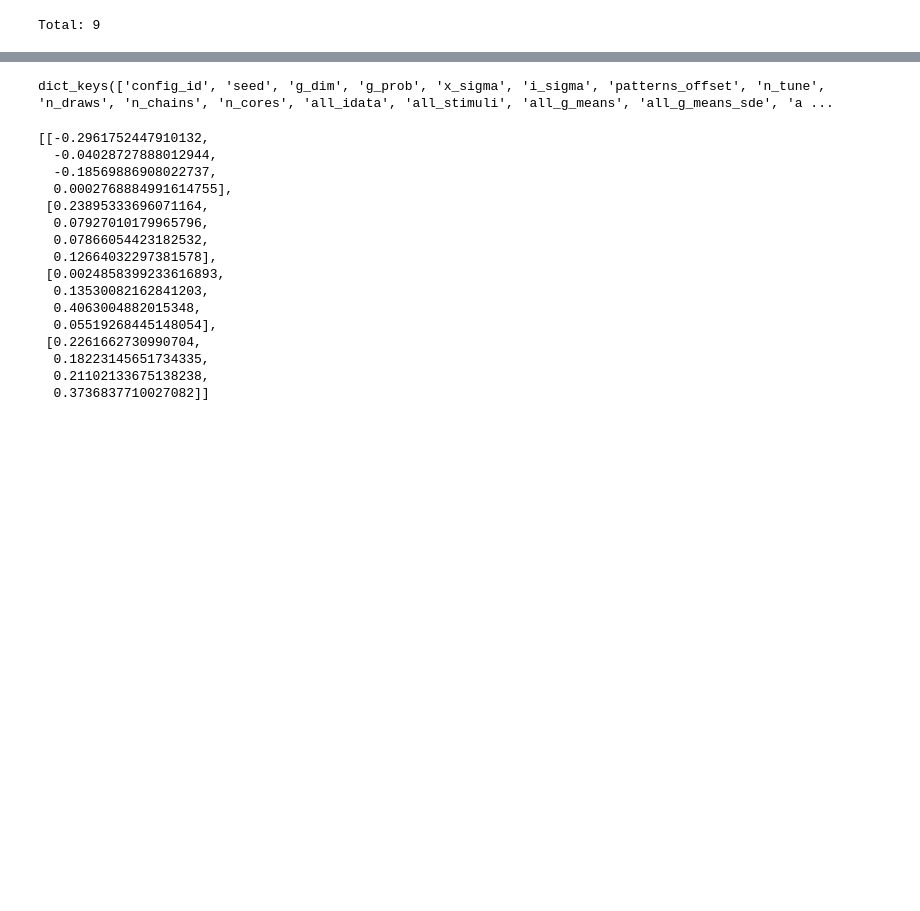
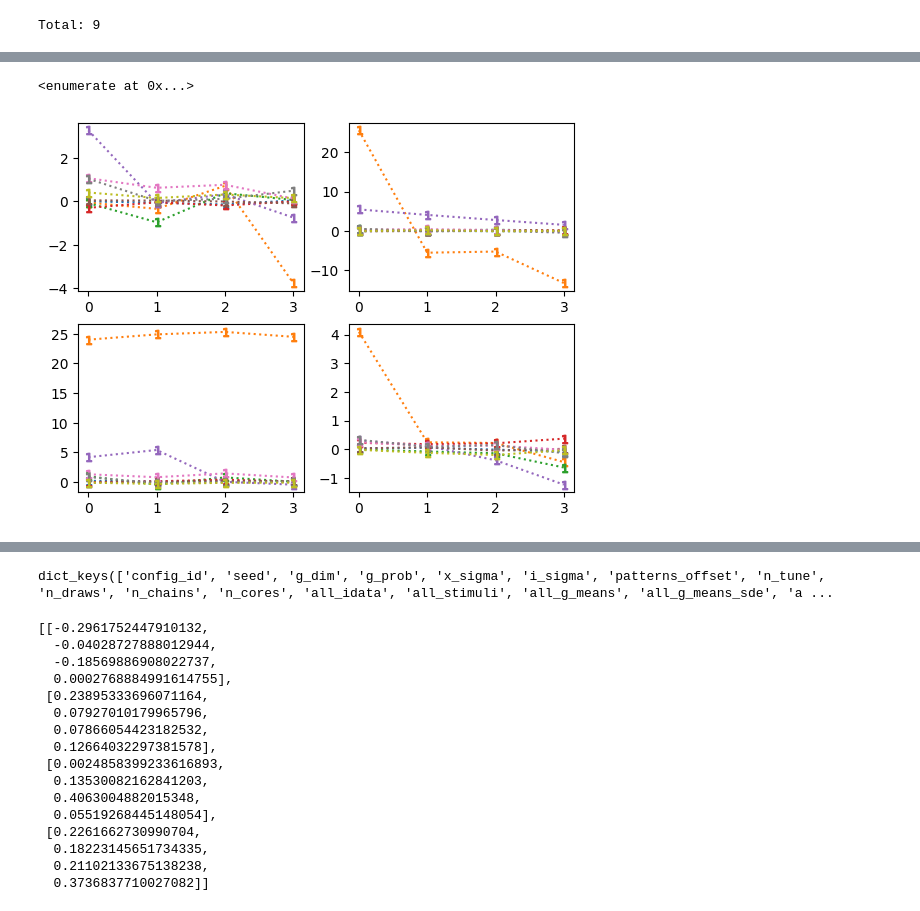
Before and after one commit to suhasshrinivasan/probabilistic-center-surround, a Jupyter notebook: experiments/dj_experiments/dj_experiment_analysis.ipynb, the cells around one changed output, grey strips where cells are left out. Saved outputs shown, nothing was run; the diff lists cells and outputs as text; code cells hidden in the pictures; blank space fills up the shorter version.

```diff
--- a/experiments/dj_experiments/dj_experiment_analysis.ipynb
+++ b/experiments/dj_experiments/dj_experiment_analysis.ipynb
@@ -22,3 +26,5 @@ result
 | e7b858219c6b3db53ac583905ae1b3b7 | 42 | 4 | 0.5 | 0.1 | ... |
 | ed4ae07802961b837a355ba3d54ff503 | 42 | 4 | 0.2 | 0.1 | ... |
 Total: 9
+# %%
+df = result.fetch(download_path="/tmp", as_dict=True)
@@ -24,0 +76,13 @@ Total: 9
+# %%
+enumerate(range(g_dim))
+# %% [output]
+<enumerate at 0x...>
+# %%
+fig, axs = plt.subplots(nrows=2, ncols=2, dpi=300)
+for row, marker in zip(df, markers):
+    x_perc_change_means = row['all_center_x_perc_change_means']
+    x_perc_change_means_sde = row['all_center_x_perc_change_means_sde']
+    for dim, ax in enumerate(axs.flatten()):
+        ax.plot(x_perc_change_means[dim], linestyle="dotted", marker="$1$")
+# %% [output]
+[figure, added]
```
Also changed, not shown: parts of 12 cells of this notebook, 10 other files.
